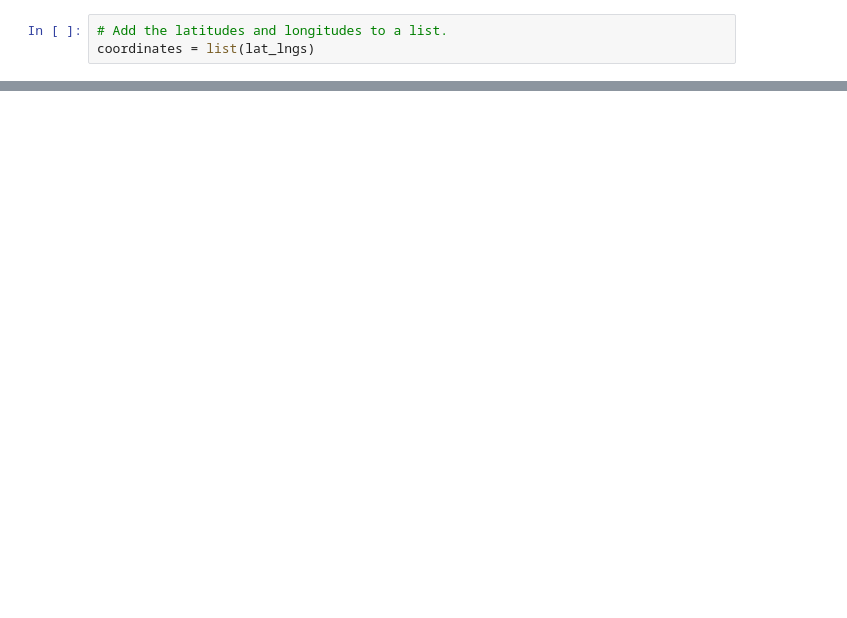
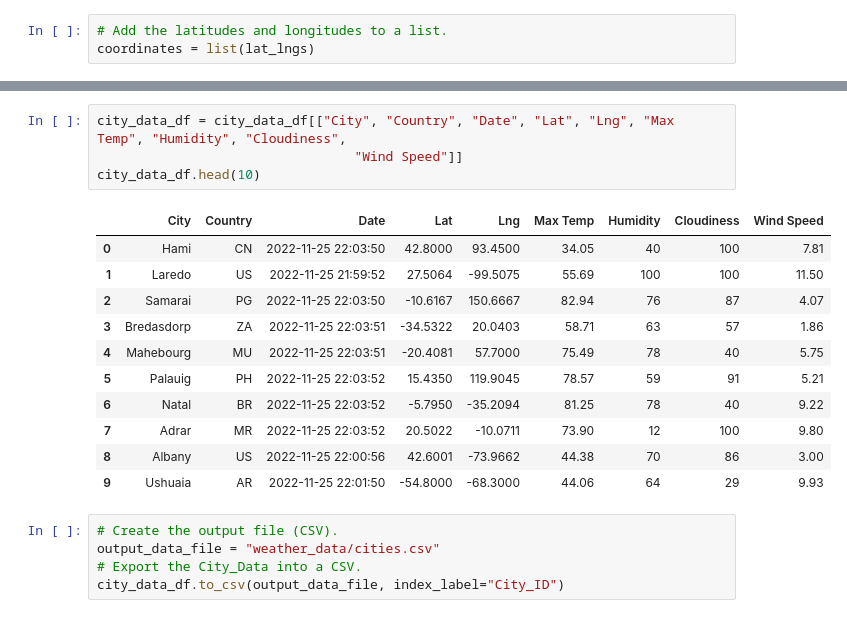
Before and after one commit to natehahn/World_Weather_Analysis, a Jupyter notebook: WeatherPy.ipynb, the cells around one changed output, grey strips where cells are left out. Drawn from its saved outputs; the diff is of its cells as text; blank space fills up the shorter version.

```diff
--- a/WeatherPy.ipynb
+++ b/WeatherPy.ipynb
@@ -36,0 +143,21 @@ for coordinate in coordinates:
+# %%
+city_data_df = city_data_df[["City", "Country", "Date", "Lat", "Lng", "Max Temp", "Humidity", "Cloudiness",
+                                 "Wind Speed"]]
+city_data_df.head(10)
+# %% [output]
+|  | City | Country | Date | Lat | Lng | Max Temp | Humidity | Cloudiness | Wind Speed |
+| 0 | Hami | CN | 2022-11-25 22:03:50 | 42.8000 | 93.4500 | 34.05 | 40 | 100 | 7.81 |
+| 1 | Laredo | US | 2022-11-25 21:59:52 | 27.5064 | -99.5075 | 55.69 | 100 | 100 | 11.50 |
+| 2 | Samarai | PG | 2022-11-25 22:03:50 | -10.6167 | 150.6667 | 82.94 | 76 | 87 | 4.07 |
+| 3 | Bredasdorp | ZA | 2022-11-25 22:03:51 | -34.5322 | 20.0403 | 58.71 | 63 | 57 | 1.86 |
+| 4 | Mahebourg | MU | 2022-11-25 22:03:51 | -20.4081 | 57.7000 | 75.49 | 78 | 40 | 5.75 |
+| 5 | Palauig | PH | 2022-11-25 22:03:52 | 15.4350 | 119.9045 | 78.57 | 59 | 91 | 5.21 |
+| 6 | Natal | BR | 2022-11-25 22:03:52 | -5.7950 | -35.2094 | 81.25 | 78 | 40 | 9.22 |
+| 7 | Adrar | MR | 2022-11-25 22:03:52 | 20.5022 | -10.0711 | 73.90 | 12 | 100 | 9.80 |
+| 8 | Albany | US | 2022-11-25 22:00:56 | 42.6001 | -73.9662 | 44.38 | 70 | 86 | 3.00 |
+| 9 | Ushuaia | AR | 2022-11-25 22:01:50 | -54.8000 | -68.3000 | 44.06 | 64 | 29 | 9.93 |
+# %%
+# Create the output file (CSV).
+output_data_file = "weather_data/cities.csv"
+# Export the City_Data into a CSV.
+city_data_df.to_csv(output_data_file, index_label="City_ID")
```
Also changed, not shown: parts of 8 cells of this notebook, 2 other files.
